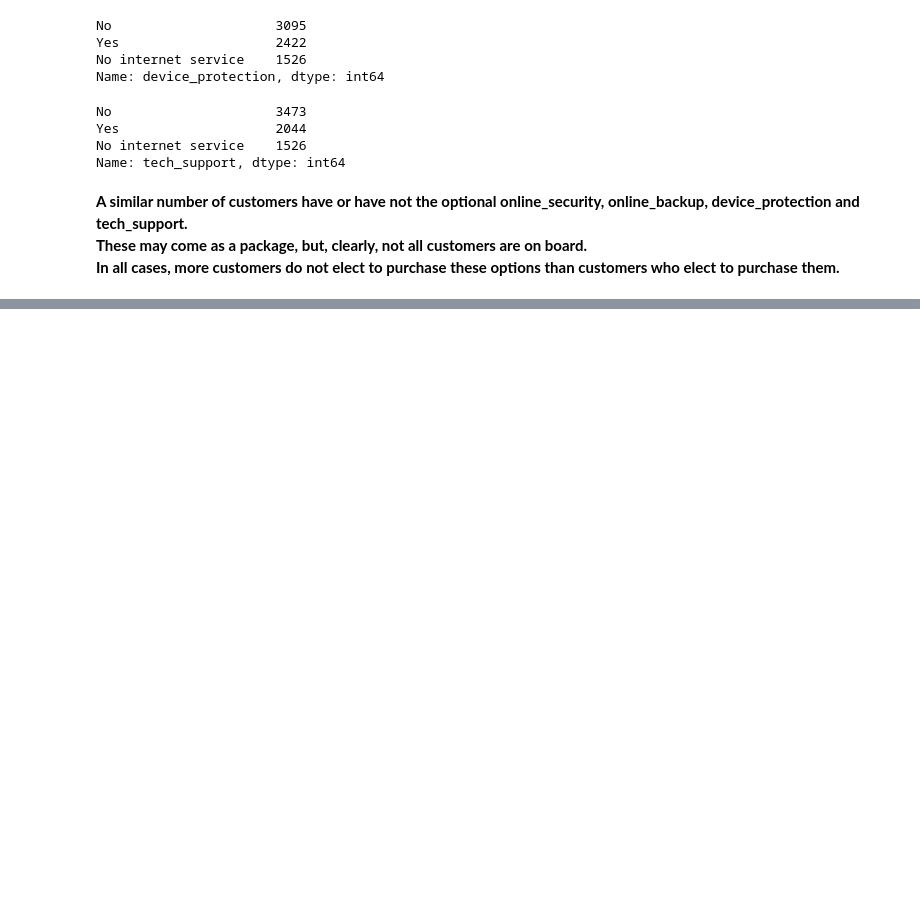
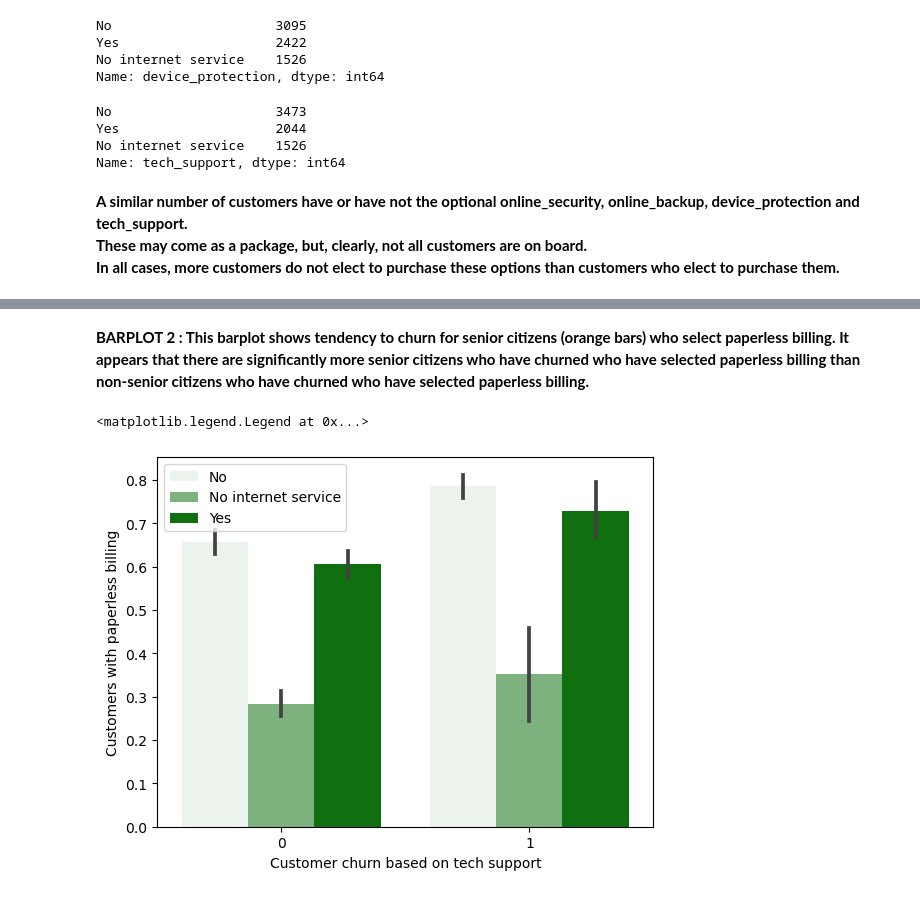
Before and after one commit to MagdalenaRahn/Project_1_Classification, a Jupyter notebook: Project_1_Scratchpad.ipynb, the cells around one changed output, grey strips where cells are left out. Saved outputs shown, nothing was run; the diff lists cells and outputs as text; code cells hidden in the pictures; blank space fills up the shorter version.

```diff
--- a/Project_1_Scratchpad.ipynb
+++ b/Project_1_Scratchpad.ipynb
@@ -123,0 +283,14 @@ In all cases, more customers do not elect to purchase these options than custome
+# %% [markdown]
+**BARPLOT 2 : This barplot shows tendency to churn for senior citizens (orange bars) who select paperless billing. It appears that there are significantly more senior citizens who have churned who have selected paperless billing than non-senior citizens who have churned who have selected paperless billing.**
+# %%
+# BARPLOT 3 : shows customer churn (no / yes) for customers having paperless billing and tech support.
+
+paperless_tech = sns.barplot(train.churn_Yes, train.paperless_billing_Yes, train.tech_support, color = 'green')
+
+paperless_tech.set(ylabel = 'Customers with paperless billing', xlabel = 'Customer churn based on tech support')
+
+
+plt.legend(loc = 'upper left')
+# %% [output]
+<matplotlib.legend.Legend at 0x...>
+[figure, added]
```
Also changed, not shown: parts of 35 cells of this notebook, 3 other files.
